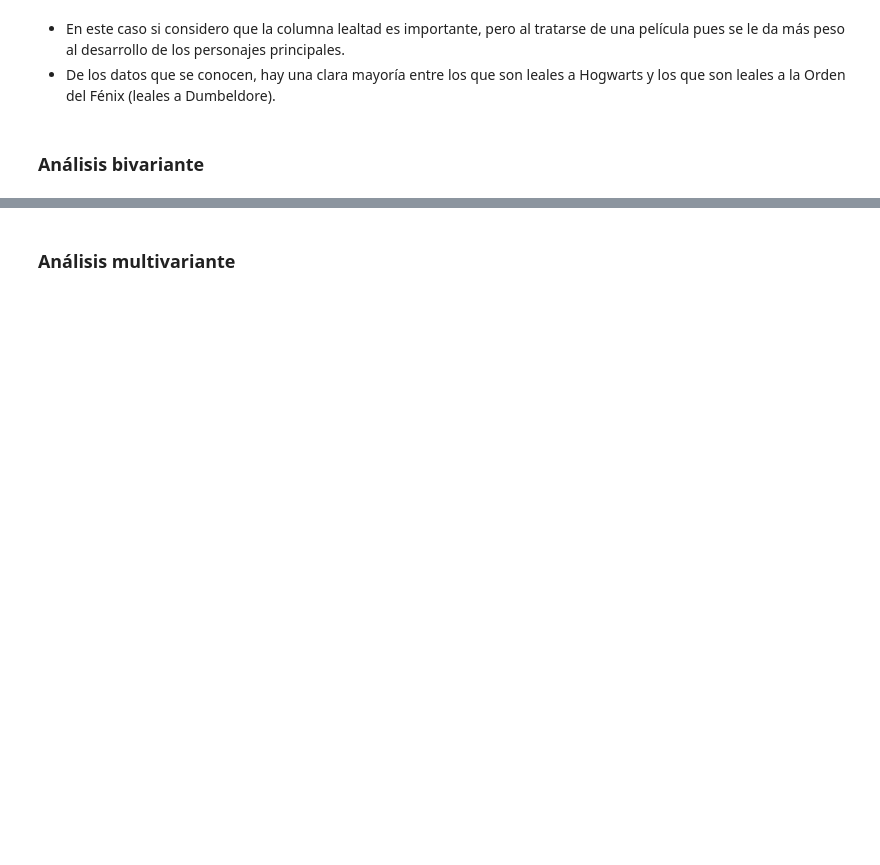
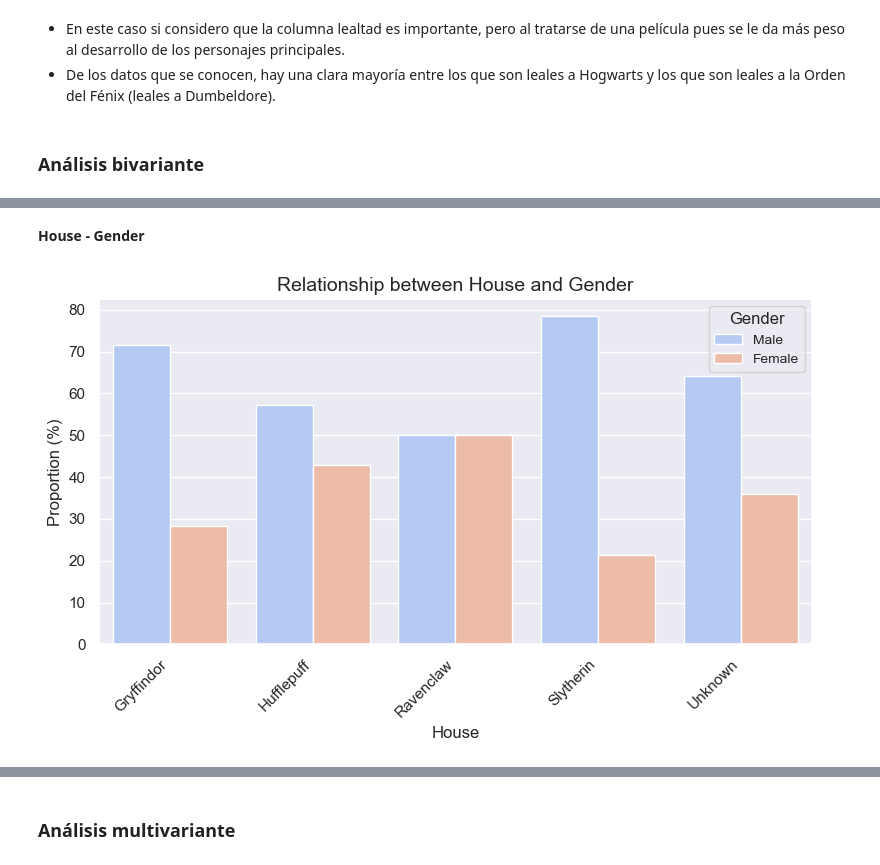
Before and after one commit to CanaryBrianArmas/EDA_Entrega, a Jupyter notebook: Main_Harry_Potter.ipynb, the cells around one changed output, grey strips where cells are left out. Drawn from its saved outputs; the diff is of its cells as text; code cells hidden in the pictures; blank space fills up the shorter version.

```diff
--- a/Main_Harry_Potter.ipynb
+++ b/Main_Harry_Potter.ipynb
@@ -702,0 +746,6 @@ fv.plot_one_variable_categorical(df_copy_exploded, "Loyalty", figsize = (8, 5),
+# %% [markdown]
+**House - Gender**
+# %%
+fv.plot_two_variable_categorical(df_copy_exploded, "House", "Gender", figsize = (8, 5), relative = True)
+# %% [output]
+[figure, added]
```
Also changed, not shown: parts of 89 cells of this notebook, 2 other files.
